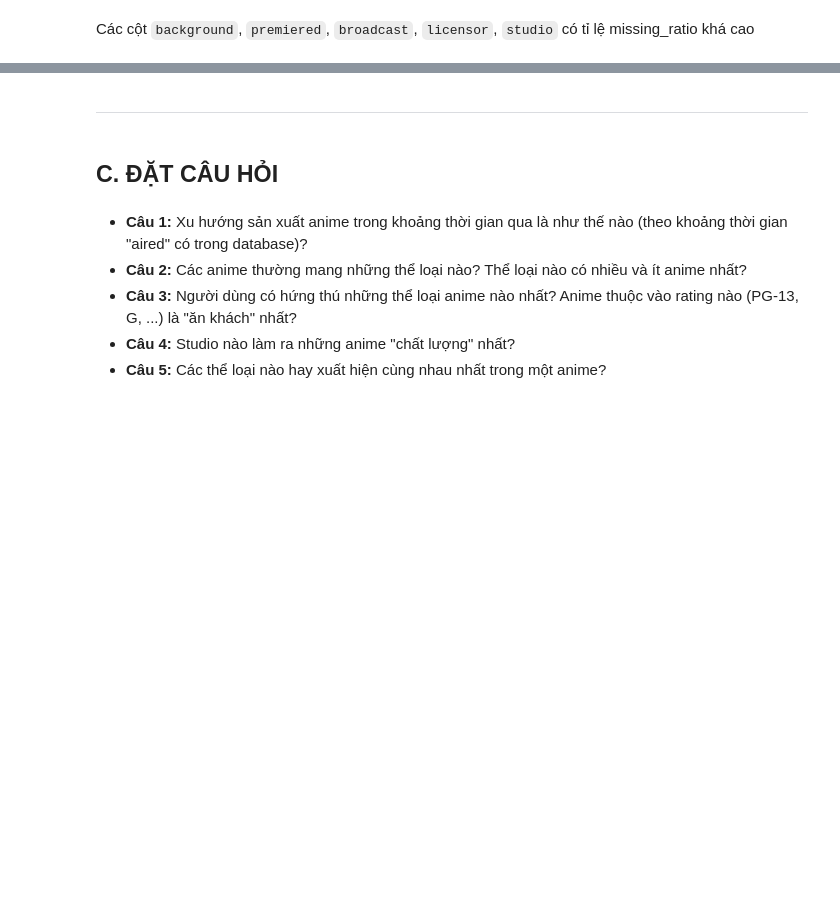
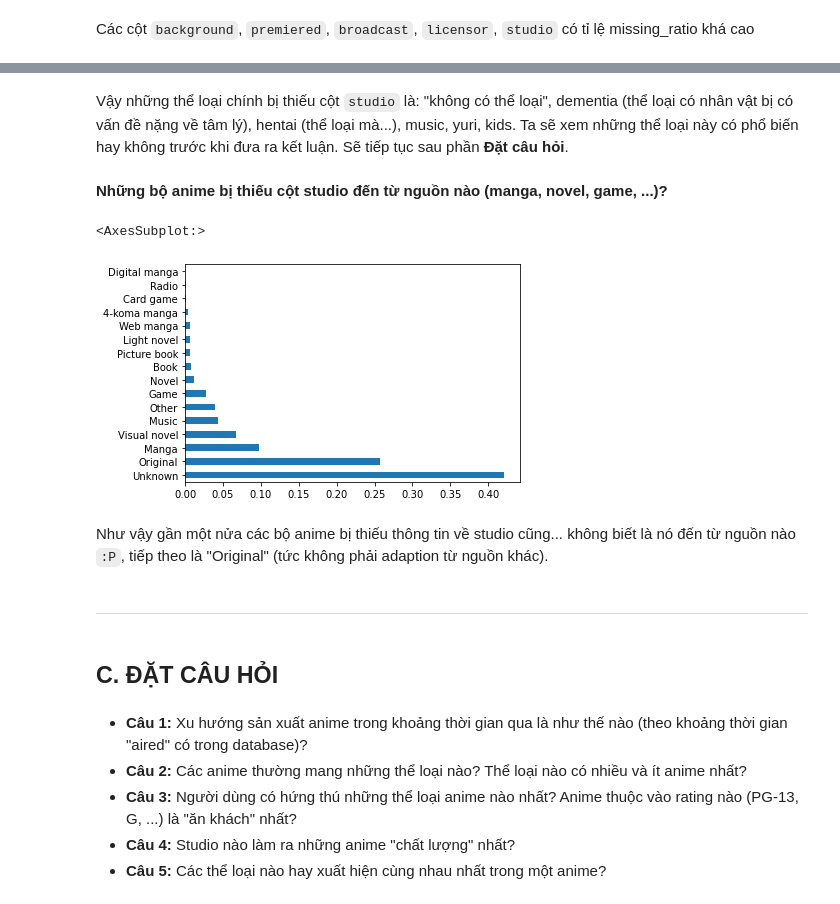
Before and after one commit to hungngocphat01/HCMUS-IntroDataSc-FinalProj, a Jupyter notebook: FINAL.ipynb, the cells around one changed output, grey strips where cells are left out. Cells and saved outputs as stored; diff of their text form; code cells hidden in the pictures; blank space fills up the shorter version.

```diff
--- a/FINAL.ipynb
+++ b/FINAL.ipynb
@@ -522,3 +633,15 @@ animes_df
+# %% [markdown]
+Vậy những thể loại chính bị thiếu cột `studio` là: "không có thể loại", dementia (thể loại có nhân vật bị có vấn đề nặng về tâm lý), hentai (thể loại mà...), music, yuri, kids. Ta sẽ xem những thể loại này có phổ biến hay không trước khi đưa ra kết luận. Sẽ tiếp tục sau phần **Đặt câu hỏi**.
+# %% [markdown]
+**Những bộ anime bị thiếu cột studio đến từ nguồn nào (manga, novel, game, ...)?**
+# %%
+missing_sources = missing_studio_df.source.value_counts() / len(missing_studio_df)
+missing_sources.plot(kind='barh')
+# %% [output]
+<AxesSubplot:>
+[figure, added]
+# %% [markdown]
+Như vậy gần một nửa các bộ anime bị thiếu thông tin về studio cũng... không biết là nó đến từ nguồn nào `:P`, tiếp theo là "Original" (tức không phải adaption từ nguồn khác).
 # %% [markdown]
 ---
 # %% [markdown]
```
Also changed, not shown: parts of 27 cells of this notebook.
